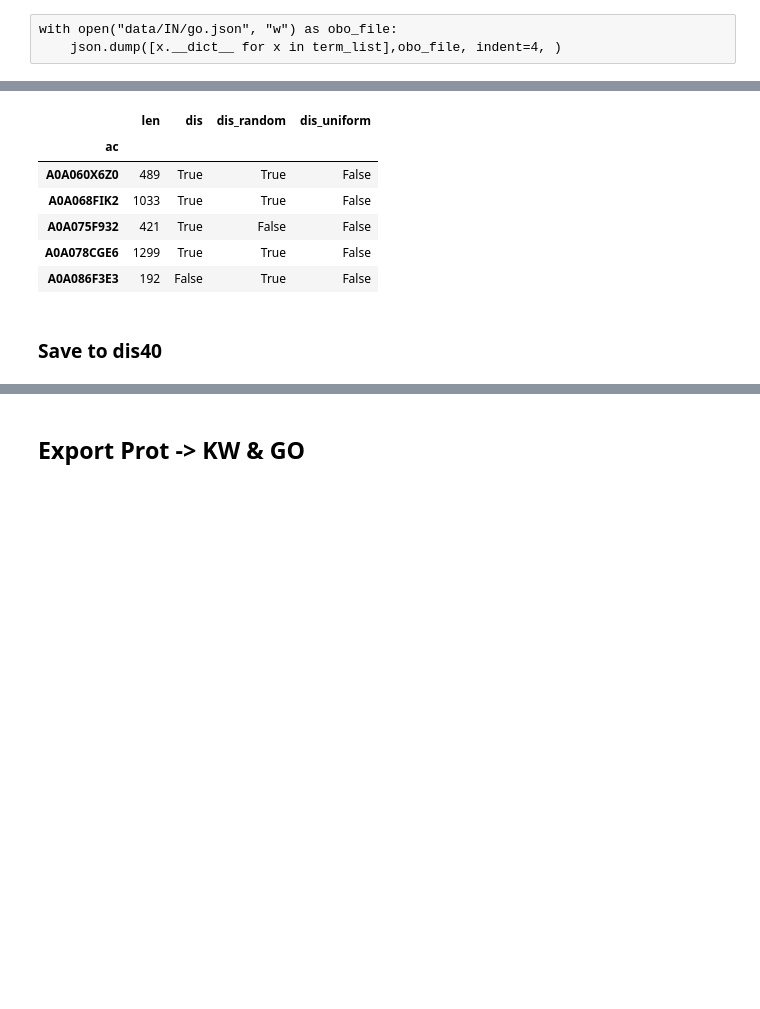
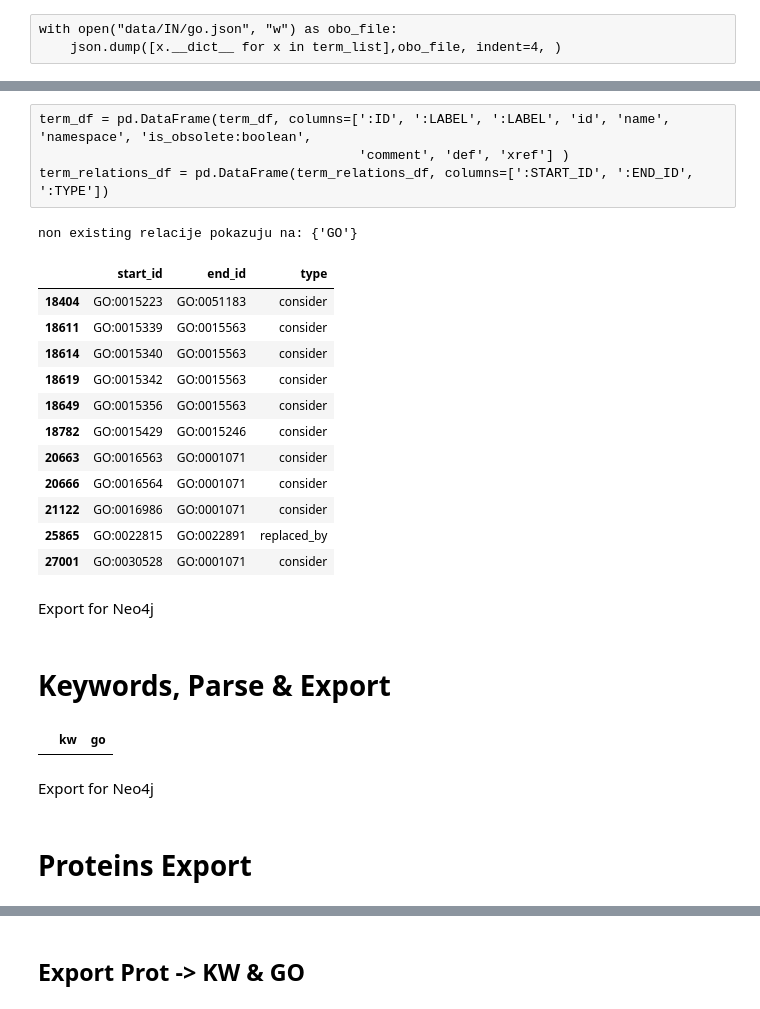
Before and after one commit to gvinterhalter/MASTER2, a Jupyter notebook: 1.1 Export.ipynb, the cells around one changed output, grey strips where cells are left out. Cells and saved outputs as stored; diff of their text form; code cells hidden in the pictures; blank space fills up the shorter version.

Commit message:
Postger baza refaktorisana, export izmenjen, presli ma master.db Neo4j. Stara baza vise nije dostupna

```diff
--- a/1.1 Export.ipynb
+++ b/1.1 Export.ipynb
@@ -175,15 +15,0 @@ with open('data/predictions/vsl2b_uniform.pickle', 'rb') as fu:
-# %%
-dis40 = vsl2b_valid.join(vsl2b_random.dis, rsuffix='_random')\
-                   .join(vsl2b_uniform.dis, rsuffix='_uniform')
-#dis40 = dis40.query('len >= 40') # jer dis40 mora da podrazumeva >= 40
-dis40.head()
-# %% [output]
-|  | len | dis | dis_random | dis_uniform |
-| ac |  |  |  |  |
-| A0A060X6Z0 | 489 | True | True | False |
-| A0A068FIK2 | 1033 | True | True | False |
-| A0A075F932 | 421 | True | False | False |
-| A0A078CGE6 | 1299 | True | True | False |
-| A0A086F3E3 | 192 | False | True | False |
-# %% [markdown]
-### Save to dis40
@@ -192,0 +16,51 @@ db_engine.execute("alter table dis40 add primary key (ac)")
+# %% [raw]
+term_df = pd.DataFrame(term_df, columns=[':ID', ':LABEL', ':LABEL', 'id', 'name', 'namespace', 'is_obsolete:boolean',
+                                         'comment', 'def', 'xref'] )
+term_relations_df = pd.DataFrame(term_relations_df, columns=[':START_ID', ':END_ID', ':TYPE'])
+# %%
+goterms_df = []
+go_relations_df = []
+
+existing_go_set = set(t.id for t in term_list)
+
+for t in term_list:
+    # Mogu da koristim dict umesto tuple ali izgubicu redosled a OrderDict je ruznije praviti od dict objekta za ovaj slucaj
+    term_entry = {"id": t.id,
+                  "is_obsolete": t.is_obsolete,
+                  "name": t.name,
+                  "namespace":  t.namespace_short(),
+                  "def": t.definition[0],
+                  "comment":  t.comment,
+                  "xrefs": t.xref,
+                 }
+    goterms_df.append(term_entry)
+
+    if t.replaced_by:
+        go_relations_df.append( (t.id, t.replaced_by, 'replaced_by') )
+    go_relations_df.extend( (t.id, go, rel_type) for rel_type in ['is_a', 'consider'] for go in t.__dict__.get(rel_type) or [])
+    go_relations_df.extend( (t.id, go, rel_type) for rel_type, go in t.relationship if go in existing_go_set)
+
+
+goterms_df = pd.DataFrame(goterms_df).set_index('id') \
+    [['is_obsolete', 'name', 'namespace', 'def', 'comment', 'xrefs']]
+
+go_relations_df = pd.DataFrame(go_relations_df, columns=['start_id', 'end_id', 'type'])
+non_existing_terms = go_relations_df[ ~ go_relations_df.end_id.isin(existing_go_set)]
+go_relations_df = go_relations_df[go_relations_df.end_id.isin(existing_go_set)]
+# %%
+print('non existing relacije pokazuju na:', set(x[:2] for x in non_existing_terms.end_id))
+non_existing_terms
+# %% [output]
+non existing relacije pokazuju na: {'GO'}
+|  | start_id | end_id | type |
+| 18404 | GO:0015223 | GO:0051183 | consider |
+| 18611 | GO:0015339 | GO:0015563 | consider |
+| 18614 | GO:0015340 | GO:0015563 | consider |
+| 18619 | GO:0015342 | GO:0015563 | consider |
+| 18649 | GO:0015356 | GO:0015563 | consider |
+| 18782 | GO:0015429 | GO:0015246 | consider |
+| 20663 | GO:0016563 | GO:0001071 | consider |
+| 20666 | GO:0016564 | GO:0001071 | consider |
+| 21122 | GO:0016986 | GO:0001071 | consider |
+| 25865 | GO:0022815 | GO:0022891 | replaced_by |
+| 27001 | GO:0030528 | GO:0001071 | consider |
@@ -192,0 +70,2 @@ db_engine.execute("alter table dis40 add primary key (ac)")
+# %% [markdown]
+Export for Neo4j
@@ -192,0 +75,2 @@ db_engine.execute("alter table dis40 add primary key (ac)")
+# %% [markdown]
+# Keywords, Parse & Export
@@ -192,0 +101,4 @@ db_engine.execute("alter table dis40 add primary key (ac)")
+# %%
+kw2go[ ~ kw2go['go'].isin(existing_go_set)] # nema nepostojecih veza
+# %% [output]
+|  | kw | go |
@@ -192,0 +109,2 @@ db_engine.execute("alter table dis40 add primary key (ac)")
+# %% [markdown]
+Export for Neo4j
@@ -192,0 +119,2 @@ db_engine.execute("alter table dis40 add primary key (ac)")
+# %% [markdown]
+# Proteins Export
```
Also changed, not shown: parts of 54 cells of this notebook, 18 other files.
